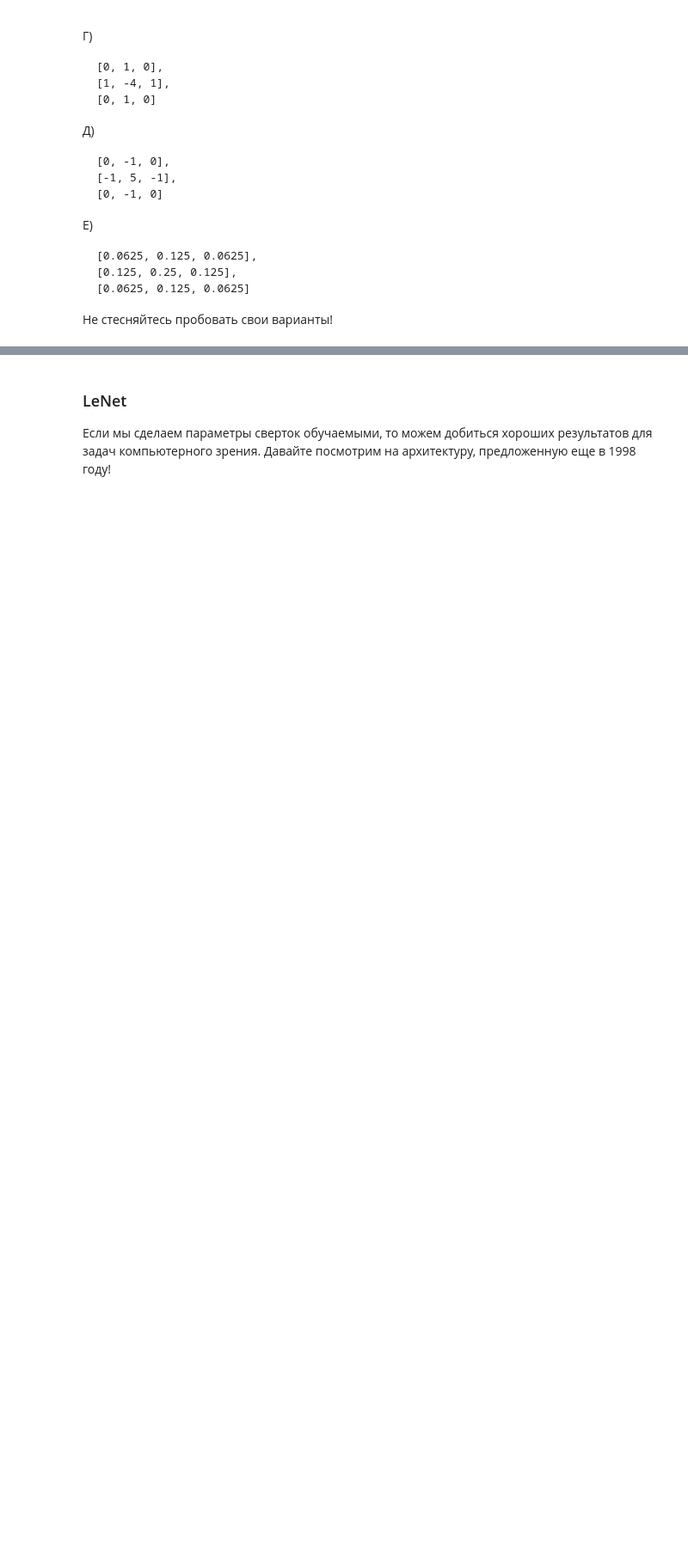
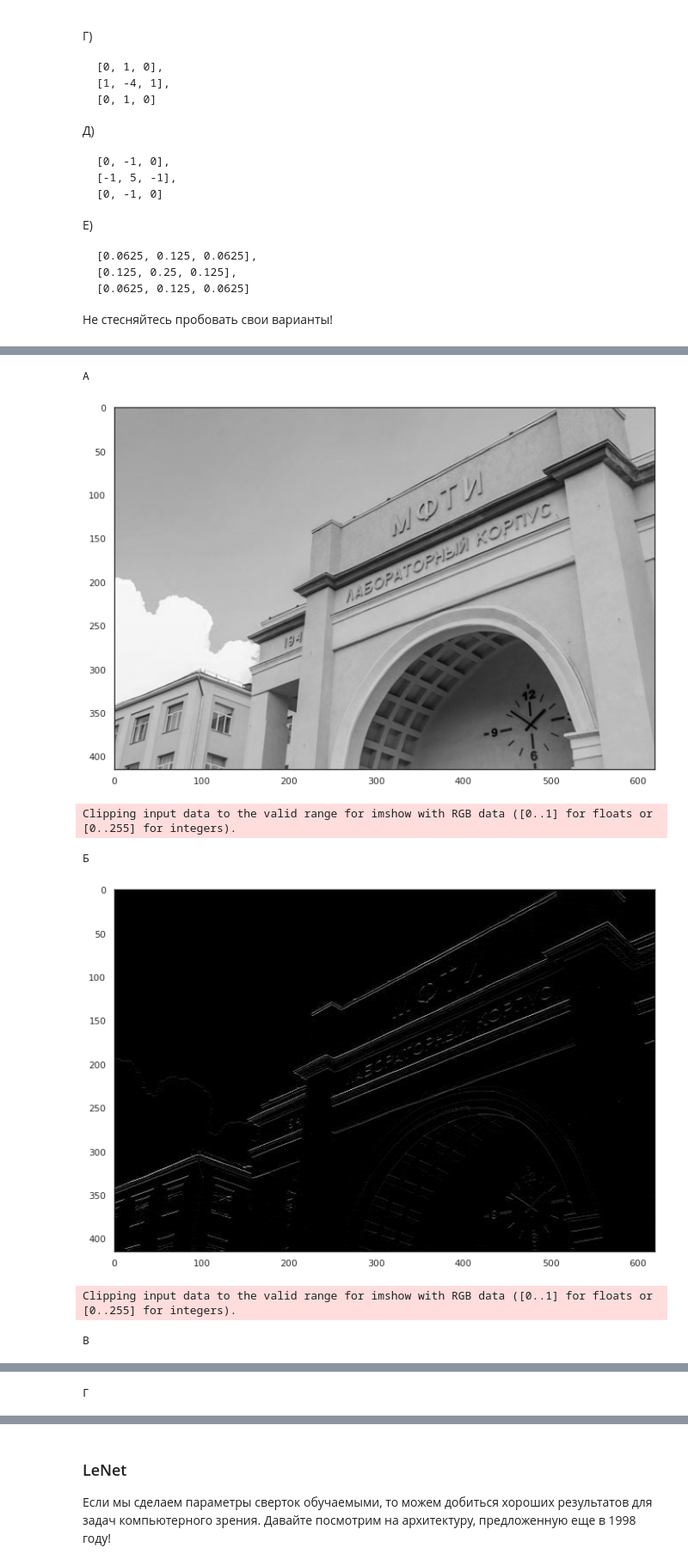
Before and after one commit to LevPerla/DLS_CV_Course, a Jupyter notebook: homeworks_2/HW.ipynb, the cells around one changed output, grey strips where cells are left out. Shown at 86% size. Drawn from its saved outputs; the diff is of its cells as text; code cells hidden in the pictures; blank space fills up the shorter version.

```diff
--- a/homeworks_2/HW.ipynb
+++ b/homeworks_2/HW.ipynb
@@ -472,0 +508,4 @@ A)
+# %%
+for name, conv in conv_dir.items():
+  print(name)
+  break
@@ -473,13 +514,25 @@ A)
 # %%
-img_t = torch.from_numpy(RGB_img).type(torch.float32).unsqueeze(0)
-kernel = torch.tensor([
-    [0, 1, 0],
-    [0, -2, 0],
-    [0, 1, 0]
-]).reshape(1, 1, 3, 3).type(torch.float32)
+for name, conv in conv_dir.items():
+  print(name)
+  img_t = torch.from_numpy(RGB_img).type(torch.float32).unsqueeze(0)
+  kernel = torch.tensor(conv).reshape(1, 1, 3, 3).type(torch.float32)
 
-kernel = kernel.repeat(3, 3, 1, 1)
-img_t = img_t.permute(0, 3, 1, 2)  # [BS, H, W, C] -> [BS, C, H, W]
-img_t = nn.ReflectionPad2d(1)(img_t)  # Pad Image for same output size
+  kernel = kernel.repeat(3, 3, 1, 1)
+  img_t = img_t.permute(0, 3, 1, 2)  # [BS, H, W, C] -> [BS, C, H, W]
+  img_t = nn.ReflectionPad2d(1)(img_t)  # Pad Image for same output size
 
-result = F.conv2d(img_t, kernel)[0]  #
+  result = F.conv2d(img_t, kernel)[0]  #
+
+  plt.figure(figsize=(12, 8))
+  result_np = result.permute(1, 2, 0).numpy() / 256 / 3
+
+  plt.imshow(result_np)
+  plt.show()
+# %% [output]
+А
+[figure, added]
+Clipping input data to the valid range for imshow with RGB data ([0..1] for floats or [0..255] for integers).
+Б
+[figure, added]
+Clipping input data to the valid range for imshow with RGB data ([0..1] for floats or [0..255] for integers).
+В
@@ -485,0 +540 @@ result = F.conv2d(img_t, kernel)[0]  #
+Г
```
Also changed, not shown: parts of 18 cells of this notebook.
